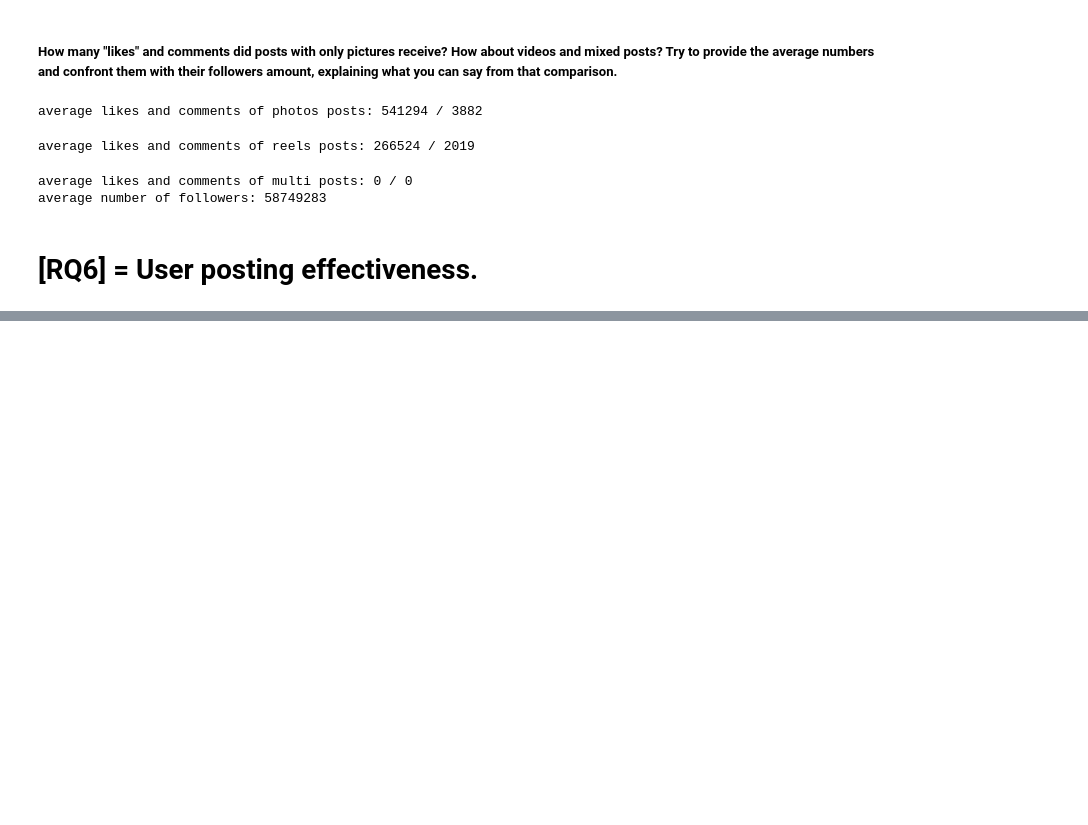
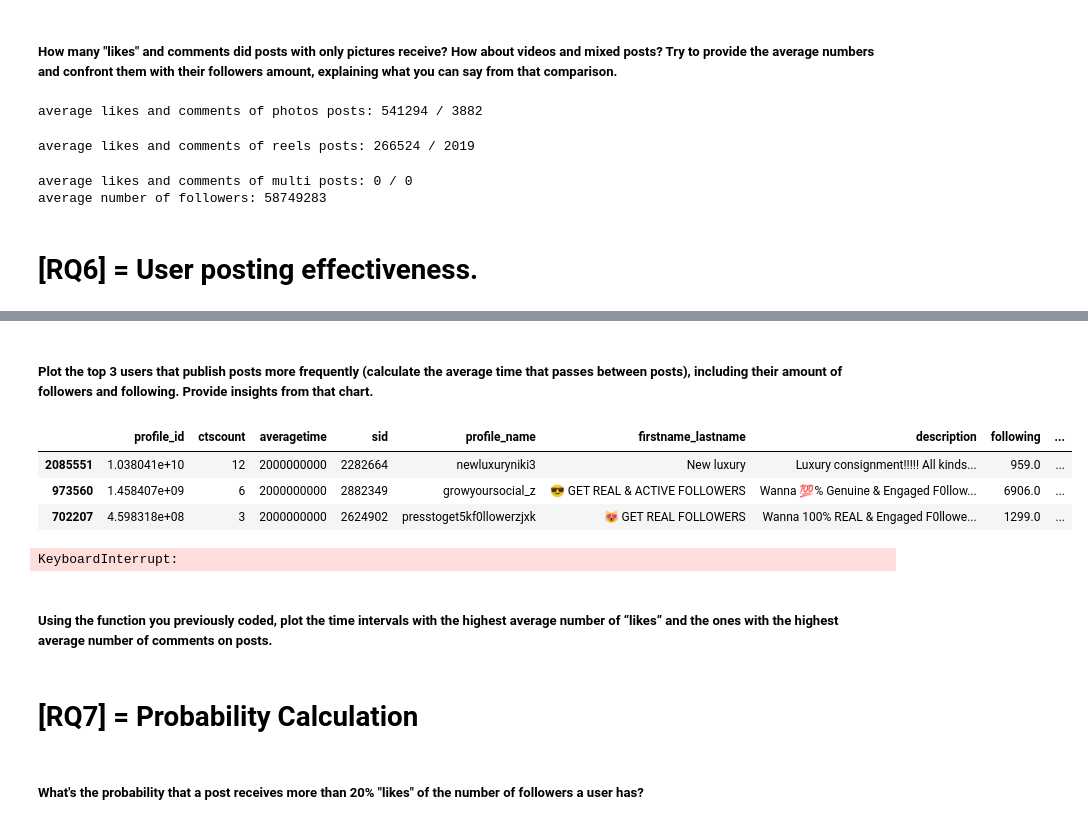
Before and after one commit to MichelaLombardi/ADM-HMWK_2, a Jupyter notebook: NBK_HMWK_2.ipynb, the cells around one changed output, grey strips where cells are left out. Drawn from its saved outputs; the diff is of its cells as text; code cells hidden in the pictures; blank space fills up the shorter version.

```diff
--- a/NBK_HMWK_2.ipynb
+++ b/NBK_HMWK_2.ipynb
@@ -580,0 +584,23 @@ print(averagetime)
+# %% [markdown]
+##### Plot the top 3 users that publish posts more frequently (calculate the average time that passes between posts), including their amount of followers and following. Provide insights from that chart.
+# %%
+import warnings
+warnings.filterwarnings("ignore")
+averagetime = dfr6_grouped.iloc[: , [2,3]]
+top3 = pd.merge(averagetime, df_inst_prof, on='profile_id')
+top3.rename(columns=''.join, inplace=True)
+top3 = top3.dropna()
+top3 = top3.sort_values(by = 'averagetime' , ascending = True).head(3)
+top3.averagetime = pd.to_numeric(top3.averagetime)
+top3
+# %% [output]
+|  | profile_id | ctscount | averagetime | sid | profile_name | firstname_lastname | description | following | ... |
+| 2085551 | 1.038041e+10 | 12 | 2000000000 | 2282664 | newluxuryniki3 | New luxury | Luxury consignment!!!!! All kinds... | 959.0 | ... |
+| 973560 | 1.458407e+09 | 6 | 2000000000 | 2882349 | growyoursocial_z | 😎 GET REAL & ACTIVE FOLLOWERS | Wanna 💯% Genuine & Engaged F0llow... | 6906.0 | ... |
+| 702207 | 4.598318e+08 | 3 | 2000000000 | 2624902 | presstoget5kf0llowerzjxk | 😻 GET REAL FOLLOWERS | Wanna 100% REAL & Engaged F0llowe... | 1299.0 | ... |
+# %%
+#df_r6['cts'] = pd.to_datetime(df_r6['cts'], unit='ns')
+df_r6['Time_difference'] = pd.to_datetime(df_r6['cts'], format='%Y-%m-%d %H:%M:%S').diff()
+df_r6.head(5)
+# %% [output]
+KeyboardInterrupt:
@@ -580,0 +620,6 @@ print(averagetime)
+# %% [markdown]
+##### Using the function you previously coded, plot the time intervals with the highest average number of “likes” and the ones with the highest average number of comments on posts.
+# %% [markdown]
+# [RQ7] = Probability Calculation
+# %% [markdown]
+##### What's the probability that a post receives more than 20% "likes" of the number of followers a user has?
```
Also changed, not shown: parts of 19 cells of this notebook.
